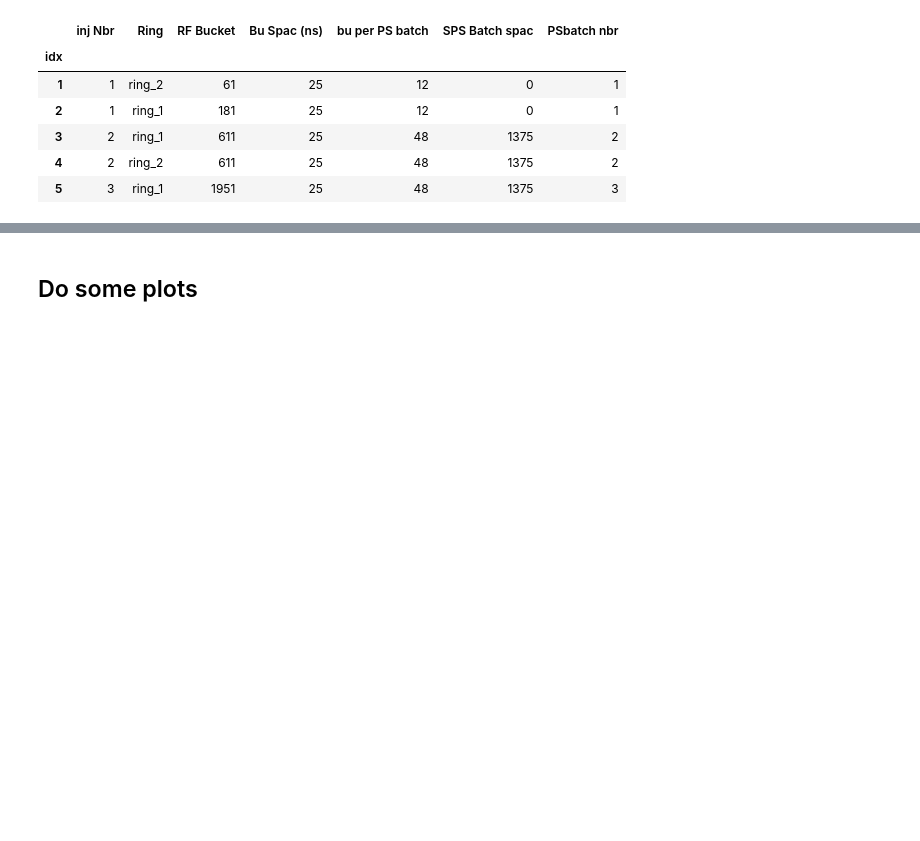
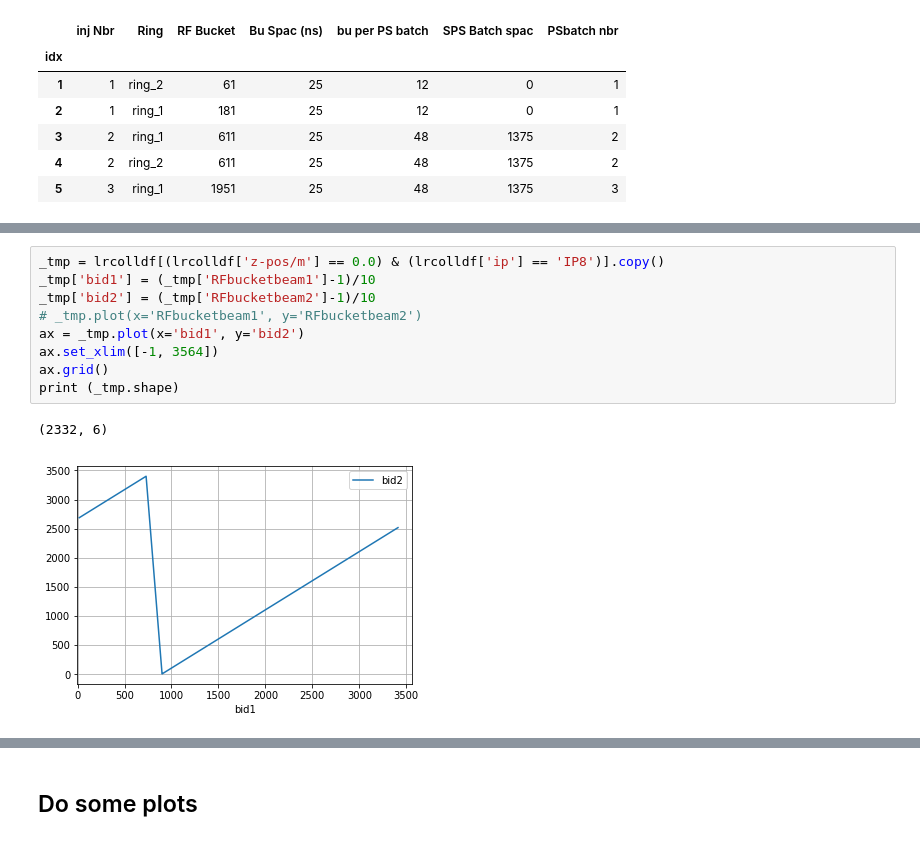
Before and after one commit to iefthymio/LHCTools, a Jupyter notebook: examples/LPCFillingScheme_basic.ipynb, the cells around one changed output, grey strips where cells are left out. Drawn from its saved outputs; the diff is of its cells as text; blank space fills up the shorter version.

```diff
--- a/examples/LPCFillingScheme_basic.ipynb
+++ b/examples/LPCFillingScheme_basic.ipynb
@@ -45,3 +68,15 @@ lrcolldf.head()
+# %%
+_tmp = lrcolldf[(lrcolldf['z-pos/m'] == 0.0) & (lrcolldf['ip'] == 'IP8')].copy()
+_tmp['bid1'] = (_tmp['RFbucketbeam1']-1)/10
+_tmp['bid2'] = (_tmp['RFbucketbeam2']-1)/10
+# _tmp.plot(x='RFbucketbeam1', y='RFbucketbeam2')
+ax = _tmp.plot(x='bid1', y='bid2')
+ax.set_xlim([-1, 3564])
+ax.grid()
+print (_tmp.shape)
+# %% [output]
+(2332, 6)
+[figure, added]
 # %%
 lrcollbeam = lpcfscheme.lrbeamDF
 lrcollbeam[lrcollbeam['beam'] == 'B1'].head()
```
Also changed, not shown: parts of 9 cells of this notebook.
